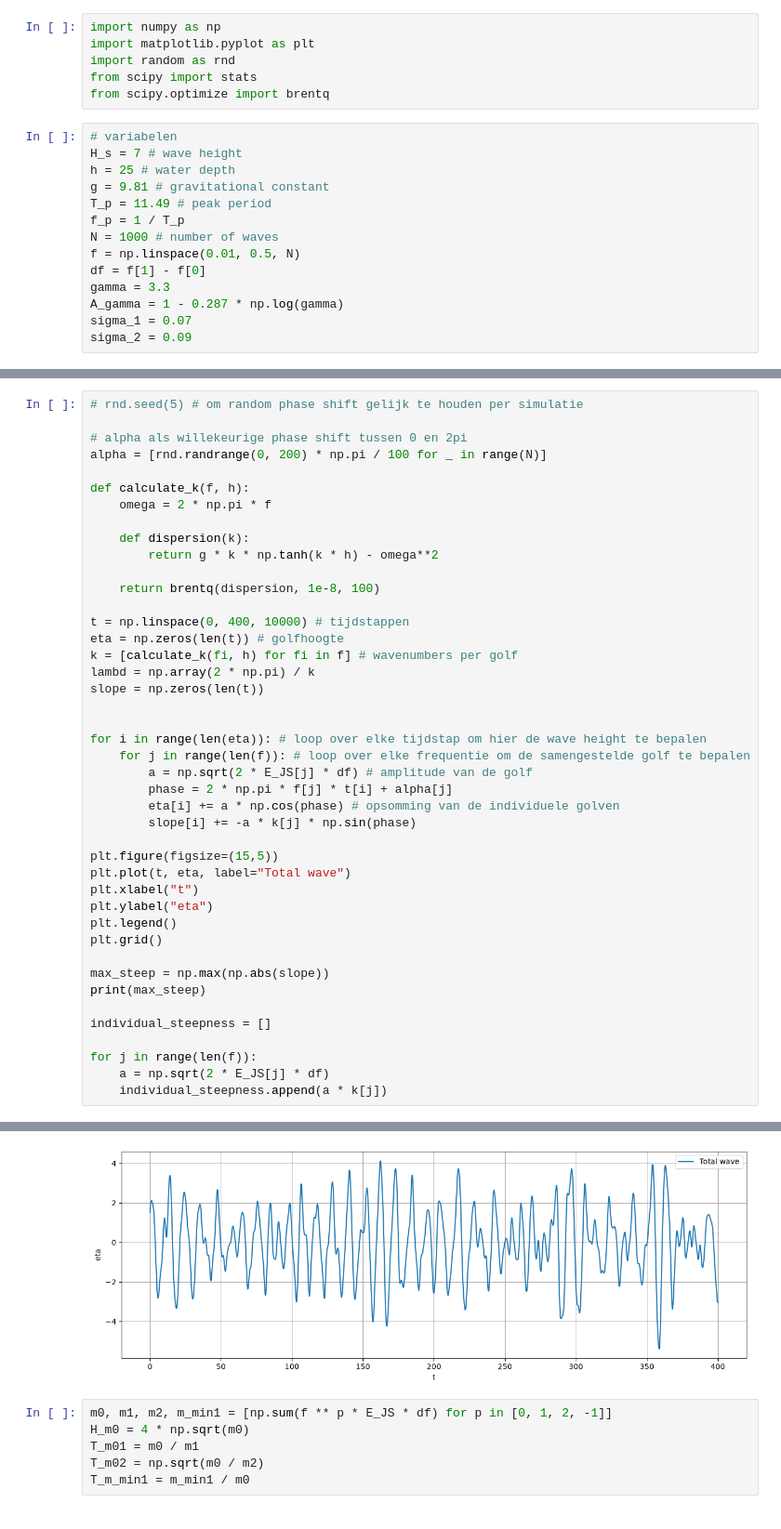
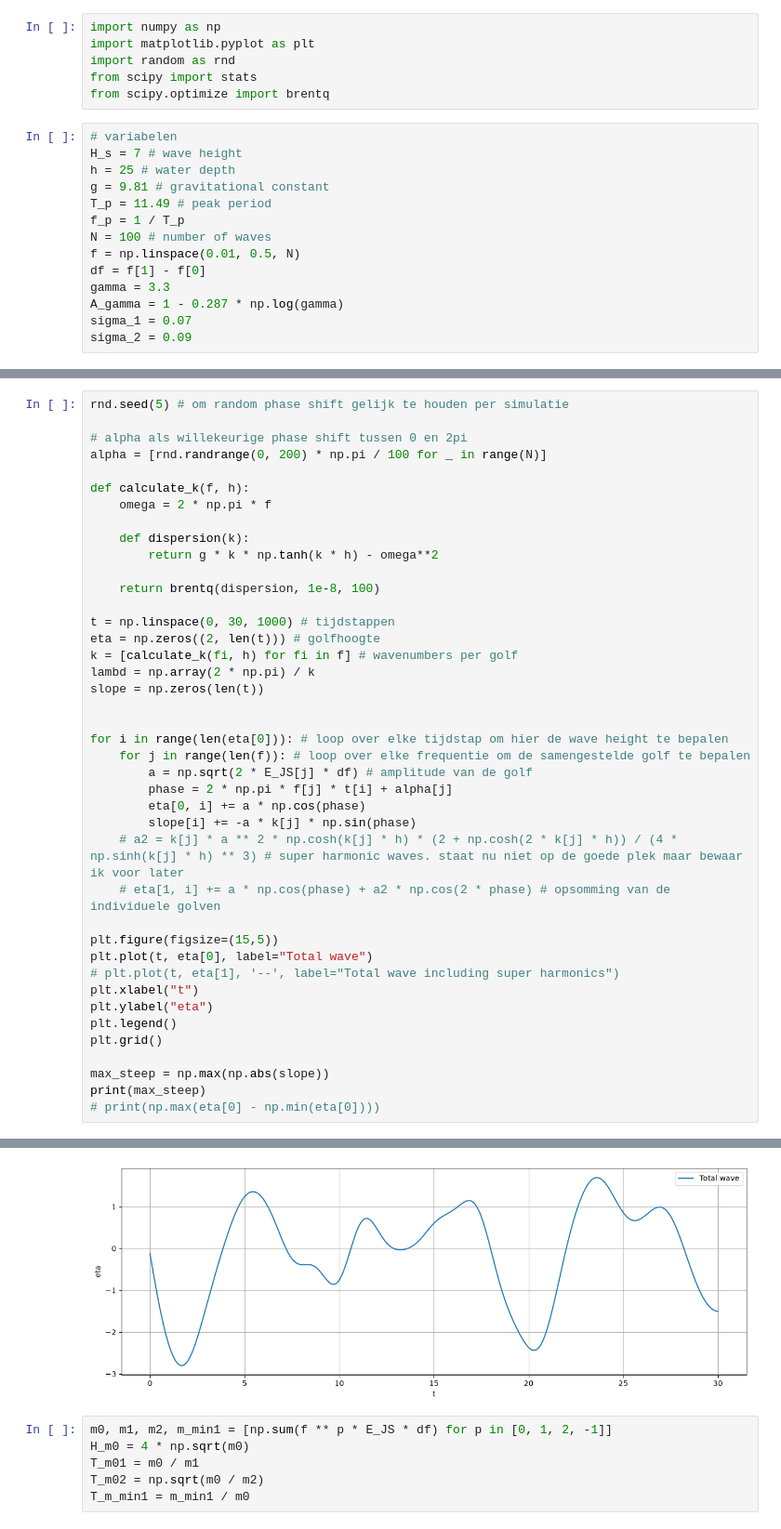
Before and after one commit to Tony-Davison/FSI_group_project_3, a Jupyter notebook: Wave field.ipynb, the cells around one changed output, grey strips where cells are left out. Shown at 93% size. Saved outputs shown, nothing was run; the diff lists cells and outputs as text.

```diff
--- a/Wave field.ipynb
+++ b/Wave field.ipynb
@@ -11,7 +11,7 @@ h = 25 # water depth
 g = 9.81 # gravitational constant
 T_p = 11.49 # peak period
 f_p = 1 / T_p
-N = 1000 # number of waves
+N = 100 # number of waves
 f = np.linspace(0.01, 0.5, N)
 df = f[1] - f[0]
 gamma = 3.3
@@ -42,5 +42,5 @@ plt.grid()
 # %%
-# rnd.seed(5) # om random phase shift gelijk te houden per simulatie
+rnd.seed(5) # om random phase shift gelijk te houden per simulatie
 
 # alpha als willekeurige phase shift tussen 0 en 2pi
 alpha = [rnd.randrange(0, 200) * np.pi / 100 for _ in range(N)]
@@ -53,22 +53,25 @@ def calculate_k(f, h):
 
     return brentq(dispersion, 1e-8, 100)
 
-t = np.linspace(0, 400, 10000) # tijdstappen
-eta = np.zeros(len(t)) # golfhoogte
+t = np.linspace(0, 30, 1000) # tijdstappen
+eta = np.zeros((2, len(t))) # golfhoogte
 k = [calculate_k(fi, h) for fi in f] # wavenumbers per golf
 lambd = np.array(2 * np.pi) / k
 slope = np.zeros(len(t))
 
 
-for i in range(len(eta)): # loop over elke tijdstap om hier de wave height te bepalen
+for i in range(len(eta[0])): # loop over elke tijdstap om hier de wave height te bepalen
     for j in range(len(f)): # loop over elke frequentie om de samengestelde golf te bepalen
         a = np.sqrt(2 * E_JS[j] * df) # amplitude van de golf
         phase = 2 * np.pi * f[j] * t[i] + alpha[j]
-        eta[i] += a * np.cos(phase) # opsomming van de individuele golven
+        eta[0, i] += a * np.cos(phase)
         slope[i] += -a * k[j] * np.sin(phase)
+    # a2 = k[j] * a ** 2 * np.cosh(k[j] * h) * (2 + np.cosh(2 * k[j] * h)) / (4 * np.sinh(k[j] * h) ** 3) # super harmonic waves. staat nu niet op de goede plek maar bewaar ik voor later
+    # eta[1, i] += a * np.cos(phase) + a2 * np.cos(2 * phase) # opsomming van de individuele golven
 
 plt.figure(figsize=(15,5))
-plt.plot(t, eta, label="Total wave")
+plt.plot(t, eta[0], label="Total wave")
+# plt.plot(t, eta[1], '--', label="Total wave including super harmonics")
 plt.xlabel("t")
 plt.ylabel("eta")
 plt.legend()
@@ -76,10 +79,5 @@ plt.grid()
 
 max_steep = np.max(np.abs(slope))
 print(max_steep)
-
-individual_steepness = []
-
-for j in range(len(f)):
-    a = np.sqrt(2 * E_JS[j] * df)
-    individual_steepness.append(a * k[j])
+# print(np.max(eta[0] - np.min(eta[0])))
 # %% [output]
@@ -87,4 +85,4 @@ for j in range(len(f)):
-[figure, old version]
+[figure, new version]
 # %%
 m0, m1, m2, m_min1 = [np.sum(f ** p * E_JS * df) for p in [0, 1, 2, -1]]
 H_m0 = 4 * np.sqrt(m0)
```
Also changed, not shown: parts of 2 cells of this notebook.
